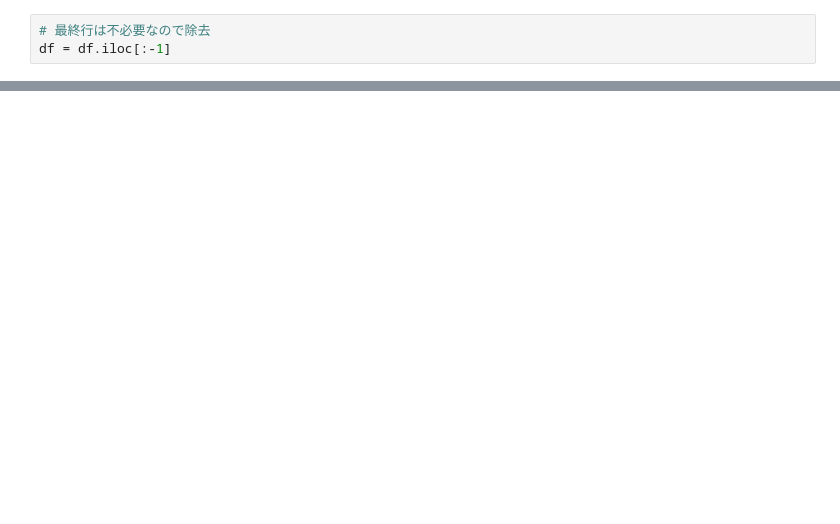
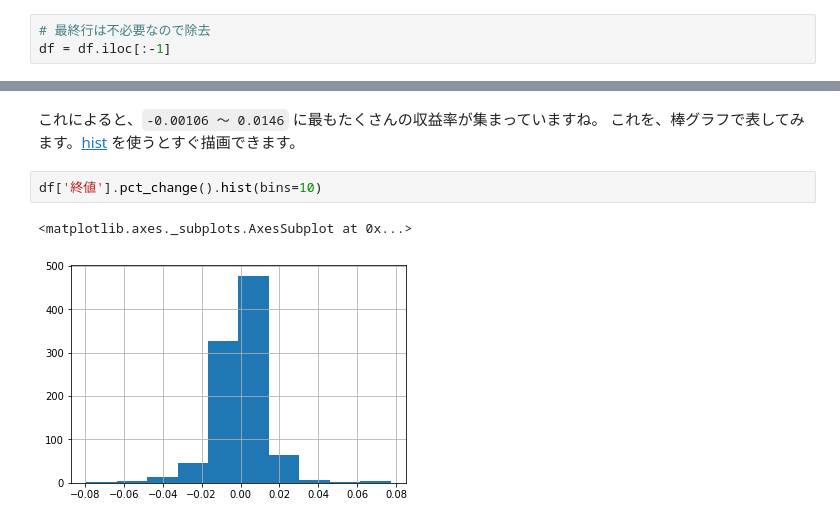
Before and after one commit to shinseitaro/fintalk, a Jupyter notebook: 時系列データ分析/Chapter1.ipynb, the cells around one changed output, grey strips where cells are left out. Saved outputs shown, nothing was run; the diff lists cells and outputs as text; blank space fills up the shorter version.

```diff
--- a/時系列データ分析/Chapter1.ipynb
+++ b/時系列データ分析/Chapter1.ipynb
@@ -177,0 +229,8 @@ df_random.pct_change().plot.line(style=['b.'], figsize=(25,10), grid=True)
+# %% [markdown]
+これによると、`-0.00106 〜 0.0146` に最もたくさんの収益率が集まっていますね。
+これを、棒グラフで表してみます。[hist](https://pandas.pydata.org/pandas-docs/stable/generated/pandas.DataFrame.hist.html) を使うとすぐ描画できます。
+# %%
+df['終値'].pct_change().hist(bins=10)
+# %% [output]
+<matplotlib.axes._subplots.AxesSubplot at 0x...>
+[figure, added]
```
Also changed, not shown: parts of 24 cells of this notebook, 2 other files.
